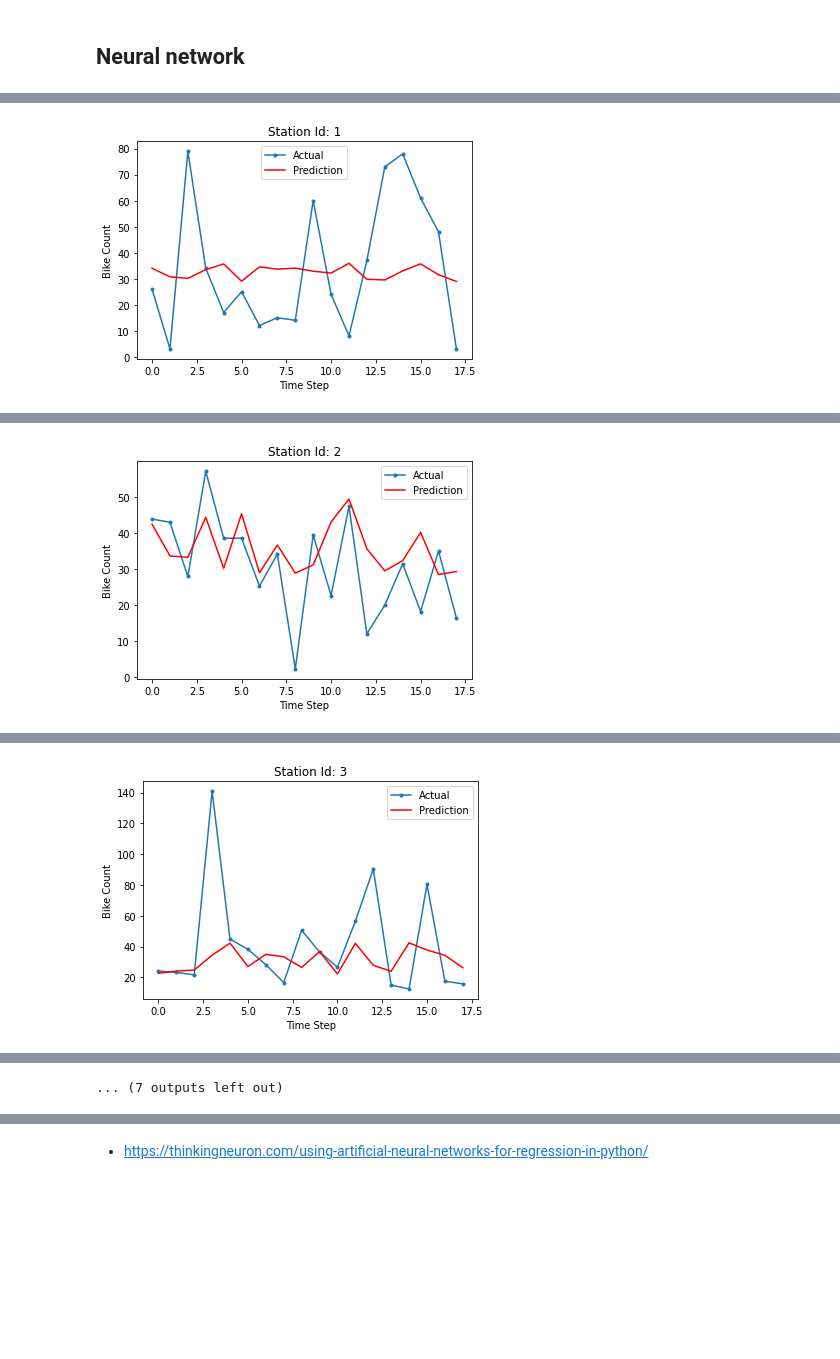
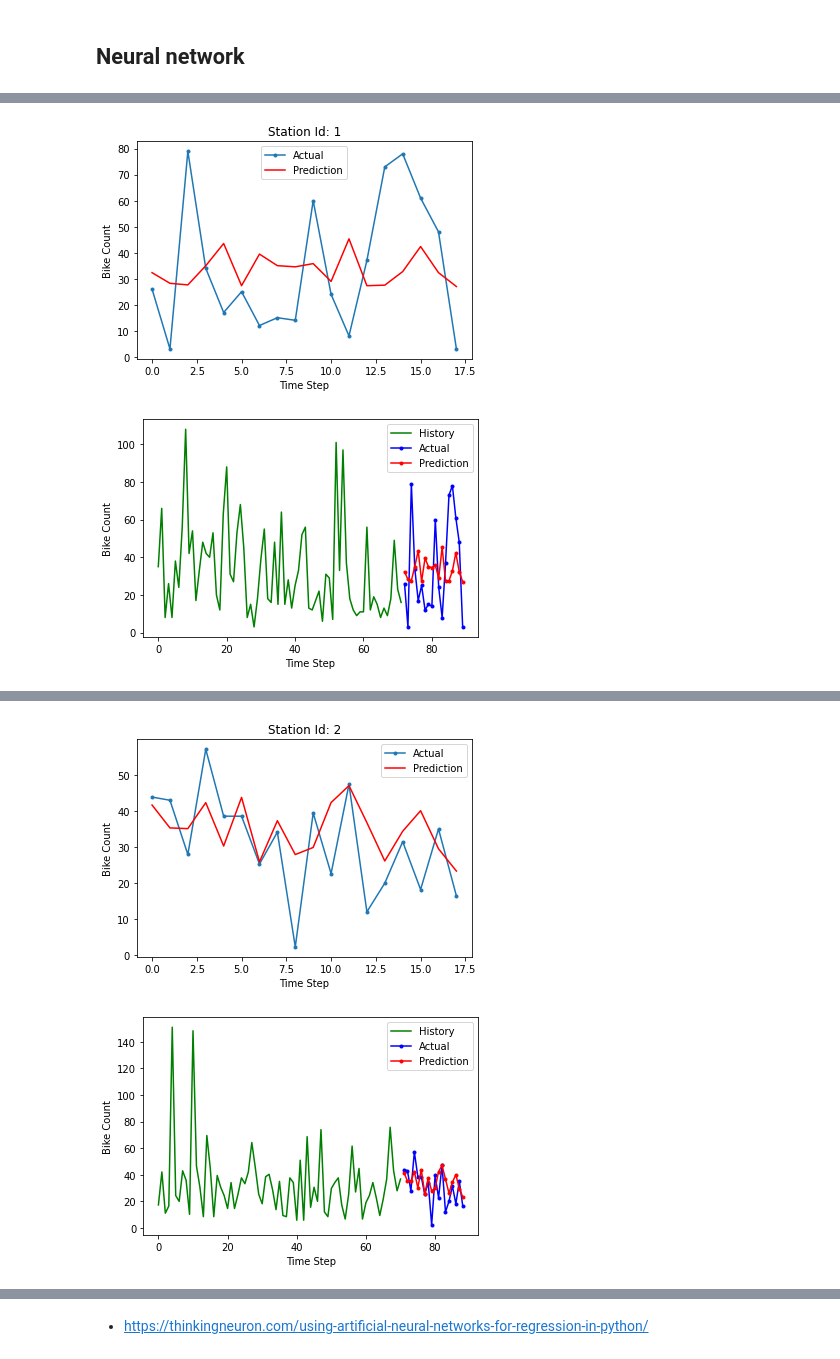
Before and after one commit to hchae0817/final_project, a Jupyter notebook: bike_Neural_Network.ipynb, the cells around one changed output, grey strips where cells are left out. Cells and saved outputs as stored; diff of their text form; code cells hidden in the pictures; blank space fills up the shorter version.

```diff
--- a/bike_Neural_Network.ipynb
+++ b/bike_Neural_Network.ipynb
@@ -314,23 +313,25 @@ for i in range(1, no_station):
     best_epochs = int(return_df['epochs'][0])
 
     neural_network_model.fit(X_train, y_train, batch_size = best_batch_size,  epochs = best_epochs)
+    #neural_network_model.fit(X_train, y_train, batch_size = 15,  epochs = 50)
 
     pred = neural_network_model.predict(X_test)
     y_pred = TargetVarScalerFit.inverse_transform(pred)
-
     y_test_org = TargetVarScalerFit.inverse_transform(y_test)
+    y_train = TargetVarScalerFit.inverse_transform(y_train)
     Test_Data = PredictorScalerFit.inverse_transform(X_test)
 
     ## Print heading
     plt.title( 'Station Id: %d' % (i))
 
-    ## Plotting in a graph form
-    plt.plot(y_test_org, marker='.', label="Actual")
-    plt.plot(y_pred, color='red', label="Prediction")
+    plt.plot(np.arange(0, len(y_train)), y_train, color='green', label="History")
+    plt.plot(np.arange(len(y_train), len(y_train) + len(y_test)), y_test_org, color='blue', marker='.', label="Actual")
+    plt.plot(np.arange(len(y_train), len(y_train) + len(y_test)), y_pred, color='red', marker='.', label="Prediction")
     plt.ylabel('Bike Count')
     plt.xlabel('Time Step')
     plt.legend()
     plt.show();
+
 
     ## Calculate error
     from sklearn import metrics
@@ -375 +376,2 @@ Epoch 50/50
-[figure, old version]
+[figure, new version]
+[figure, new version]
@@ -393 +395,2 @@ Epoch 50/50
-[figure, old version]
+[figure, new version]
+[figure, new version]
@@ -411 +413,0 @@ Epoch 50/50
-[figure, old version]
@@ -466 +435,0 @@ Epoch 10/10
-... (7 outputs left out)
```
Also changed, not shown: parts of 8 cells of this notebook, 2 other files.
